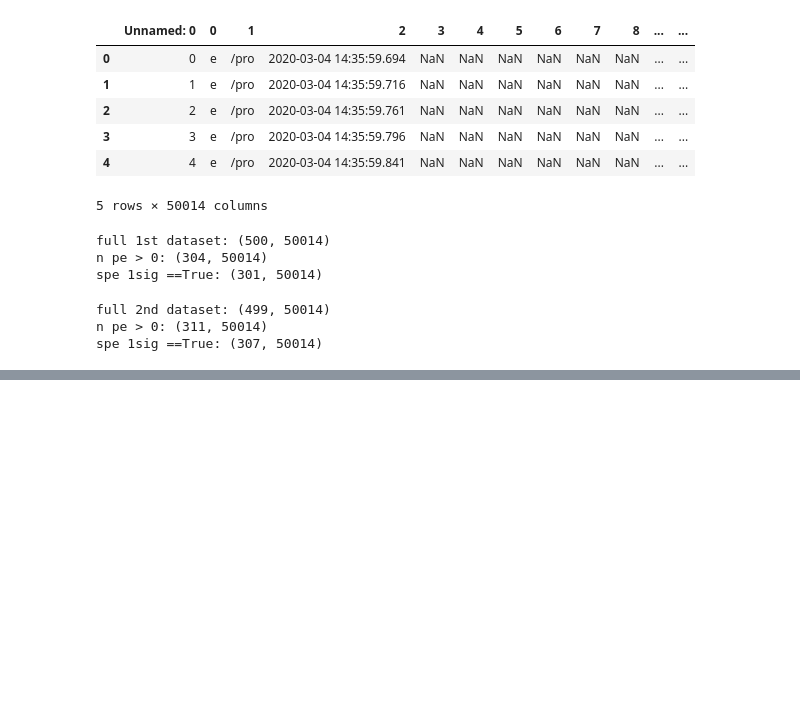
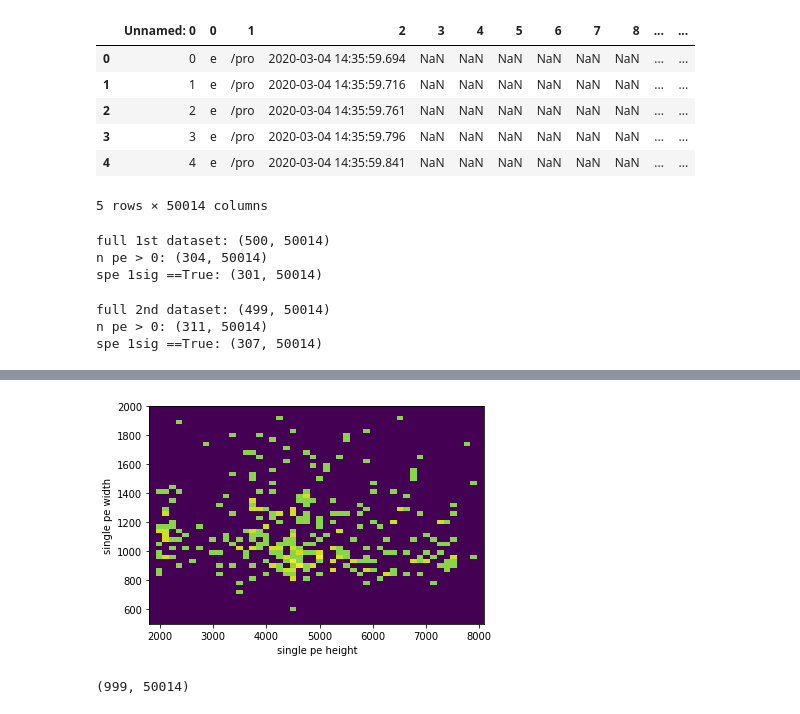
Before and after one commit to stbordoni/SiPM-XArapuca, a Jupyter notebook: readCalib_ch2.ipynb, the cells around one changed output, grey strips where cells are left out. Cells and saved outputs as stored; diff of their text form; code cells hidden in the pictures; blank space fills up the shorter version.

```diff
--- a/readCalib_ch2.ipynb
+++ b/readCalib_ch2.ipynb
@@ -57,0 +84,17 @@ spe 1sig ==True: (307, 50014)
+# %%
+plt.hist2d(df_cal_ch2_2['pe height'], df_cal_ch2_2['pe width'],
+           [50,50], range=[[1800,8100],[500,2000]],
+           cmap='viridis',
+           norm=mcolors.PowerNorm(0.18))
+plt.xlabel('single pe height')
+plt.ylabel('single pe width')
+
+plt.show()
+# %% [output]
+[figure, added]
+# %%
+df_ch2calib_merged = df_cal_ch2_1.copy()
+df_ch2calib_merged = df_ch2calib_merged.append(df_cal_ch2_2, ignore_index = True)
+df_ch2calib_merged.shape
+# %% [output]
+(999, 50014)
```
Also changed, not shown: parts of 18 cells of this notebook, 2 other files.
